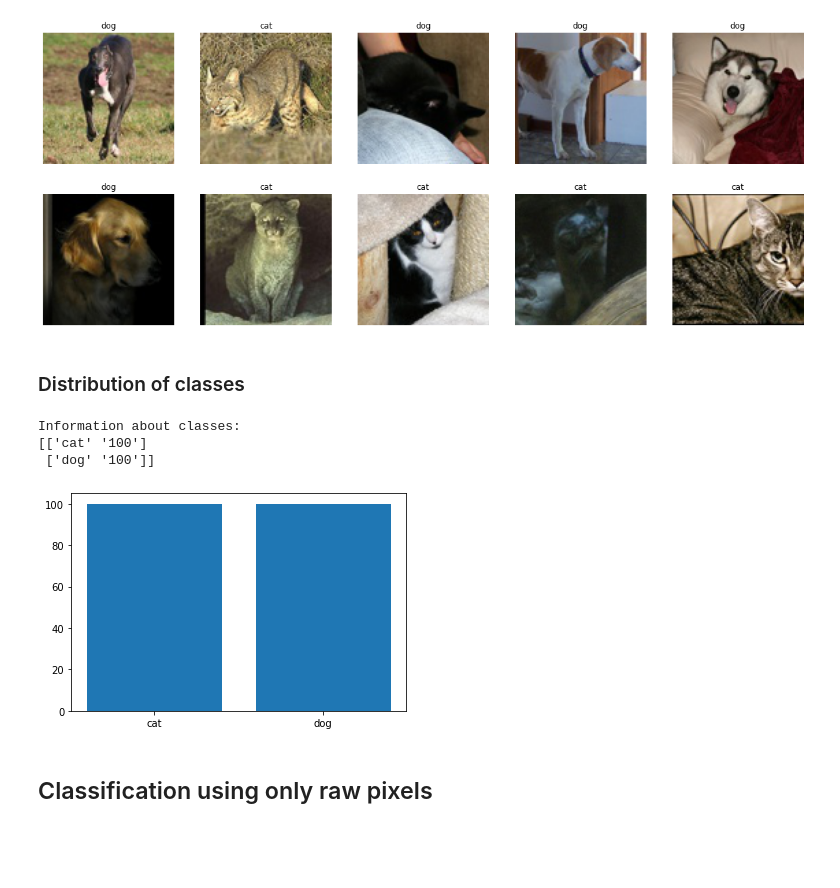
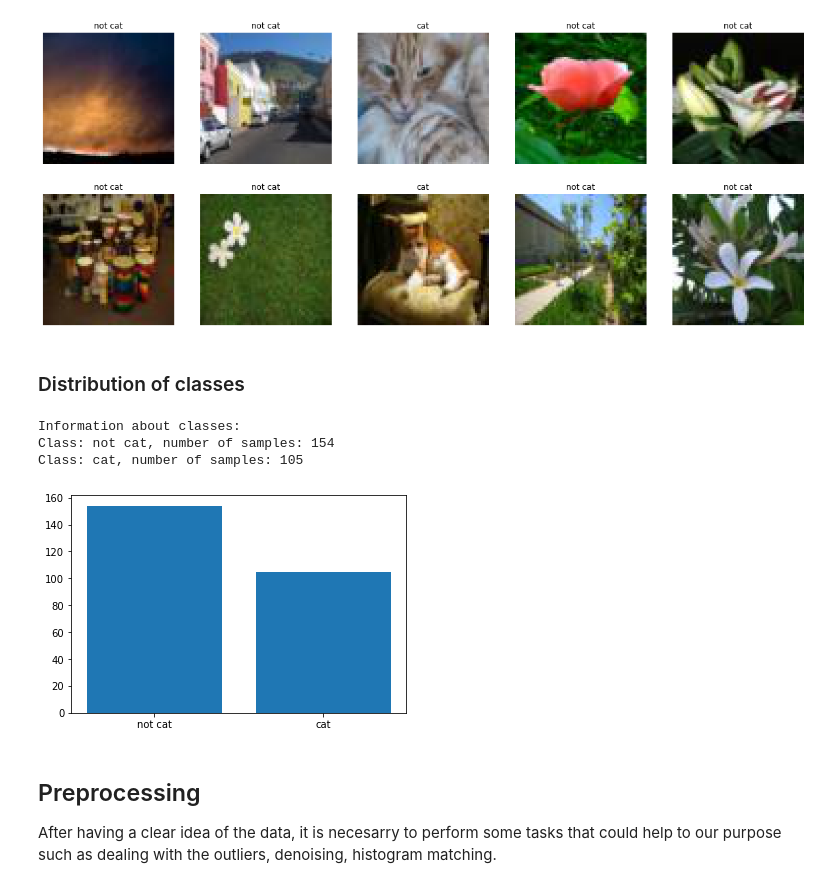
Before and after one commit to amgp-upm/image_understanding, a Jupyter notebook: image_classification_basic_pipeline.ipynb, the cells around one changed output. Drawn from its saved outputs; the diff is of its cells as text; code cells hidden in the pictures; blank space fills up the shorter version.

```diff
--- a/image_classification_basic_pipeline.ipynb
+++ b/image_classification_basic_pipeline.ipynb
@@ -25,0 +57,7 @@ display(df.head())
+# %%
+# Loading the dataset
+
+data_path = './cats_not_cats/'
+
+df = pd.read_csv(data_path + 'cats_not_cats.csv')
+display(df.head())
@@ -26,32 +71,33 @@ display(df.head())
 # %%
 # visualizing 10 first images and its classes
+labels = ['not cat', 'cat']
 
 fig = plt.figure(figsize=(20, 8))
 for i in range(10):
-    filename, label = df.loc[i].filename, df.loc[i].label
-    im = imread(os.path.join(image_path, filename))
+    filename, label = df.loc[i].image, df.loc[i].label
+    im = imread(os.path.join(data_path, filename))
     ax = fig.add_subplot(2, 5, i+1)
-    ax.set_title(label)
+    ax.set_title(labels[label])
     ax.axis('off')
     ax.imshow(im)
 plt.show()
 # %% [output]
-[figure, old version]
+[figure, new version]
 # %% [markdown]
 ### Distribution of classes
 # %%
 print('Information about classes:')
 
 classes = np.unique(df.label)
-description = np.array([(c, np.sum(df.label == c)) for c in classes])
-print(description)
+description = np.array([(labels[c], np.sum(df.label == c)) for c in classes])
+
+for desc in description:
+    print('Class: {}, number of samples: {}'.format(desc[0], desc[1]))
 
 plt.bar(description[:,0], description[:,1].astype(np.int))
 plt.show()
 # %% [output]
 Information about classes:
-[['cat' '100']
- ['dog' '100']]
+Class: not cat, number of samples: 154
+Class: cat, number of samples: 105
-[figure, old version]
+[figure, new version]
-# %% [markdown]
-## Classification using only raw pixels
@@ -65,0 +104,4 @@ from joblib import dump, load
+# %% [markdown]
+## Preprocessing
+
+After having a clear idea of the data, it is necesarry to perform some tasks that could help to our purpose such as dealing with the outliers, denoising, histogram matching.
```
Also changed, not shown: parts of 25 cells of this notebook.
